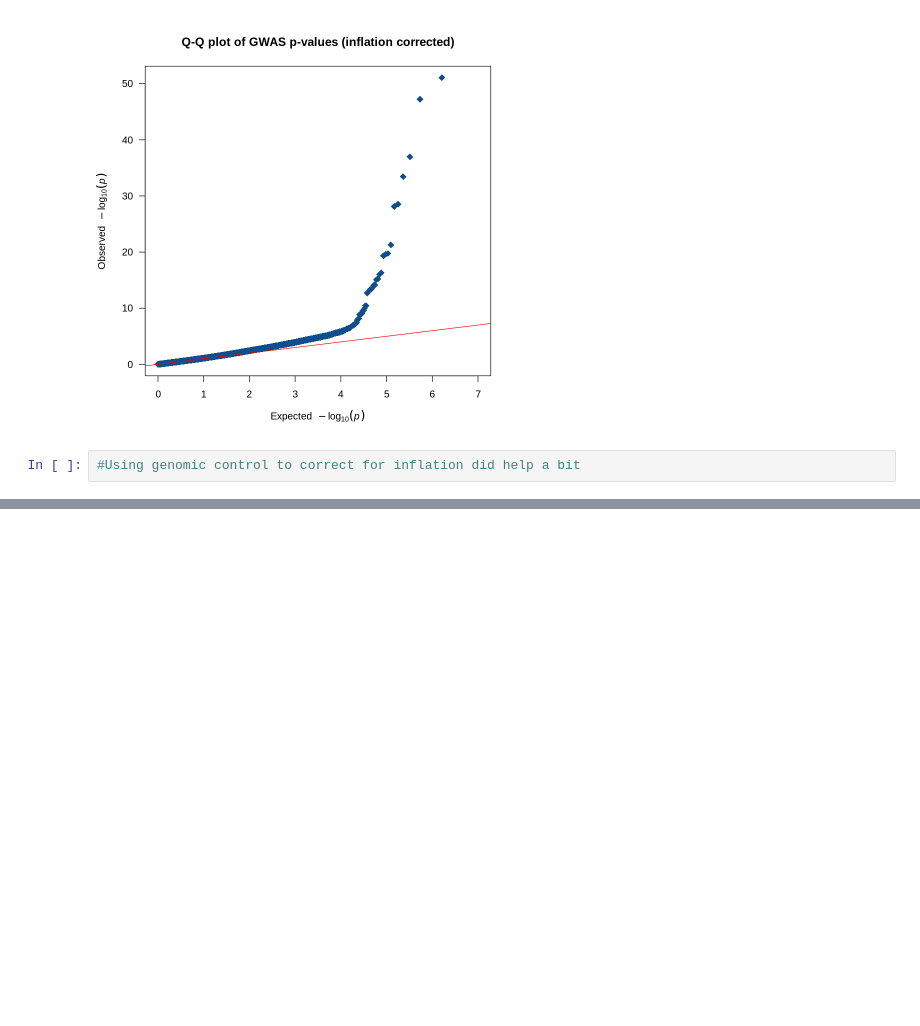
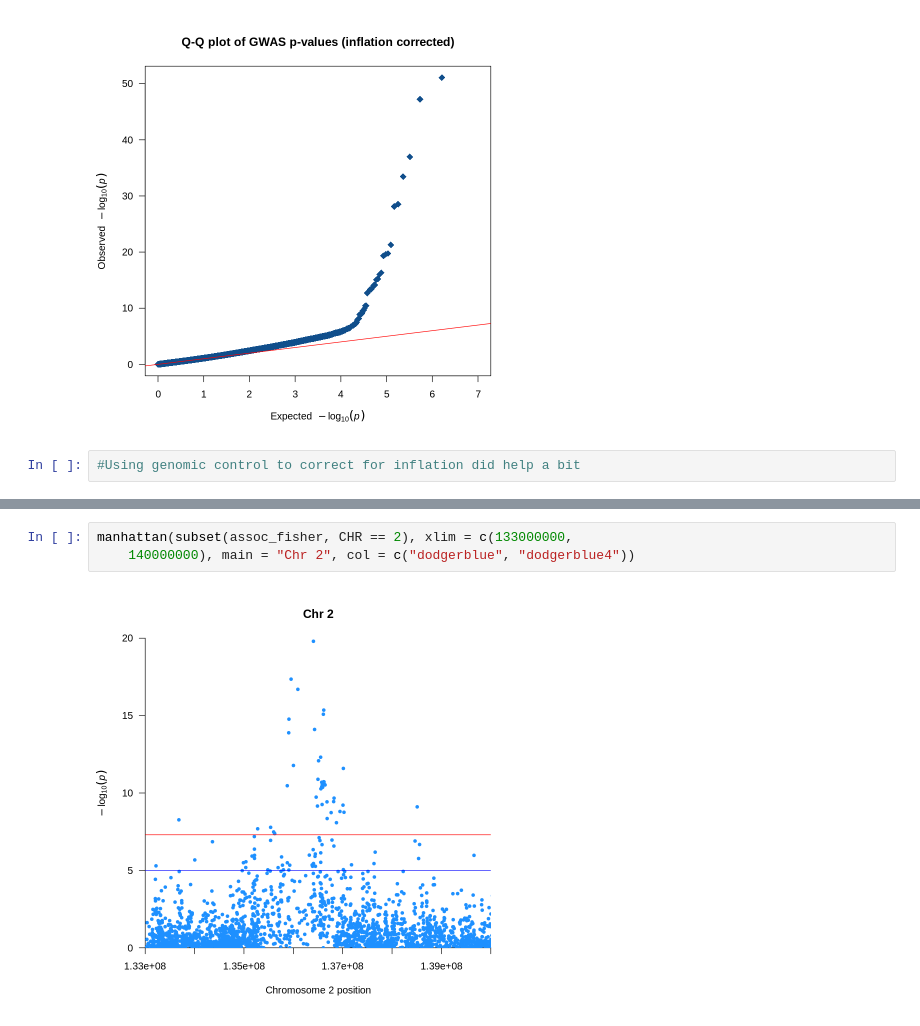
Before and after one commit to rimyjen/popgen-GWAS, a Jupyter notebook: gwas_eyecolor_rikke.ipynb, the cells around one changed output, grey strips where cells are left out. Cells and saved outputs as stored; diff of their text form; blank space fills up the shorter version.

```diff
--- a/gwas_eyecolor_rikke.ipynb
+++ b/gwas_eyecolor_rikke.ipynb
@@ -451,0 +446,5 @@ qq(assoc_fisher$corrected_p, main = "Q-Q plot of GWAS p-values (inflation correc
+# %%
+manhattan(subset(assoc_fisher, CHR == 2), xlim = c(133000000,
+    140000000), main = "Chr 2", col = c("dodgerblue", "dodgerblue4"))
+# %% [output]
+[figure, added]
```
Also changed, not shown: parts of 28 cells of this notebook.
